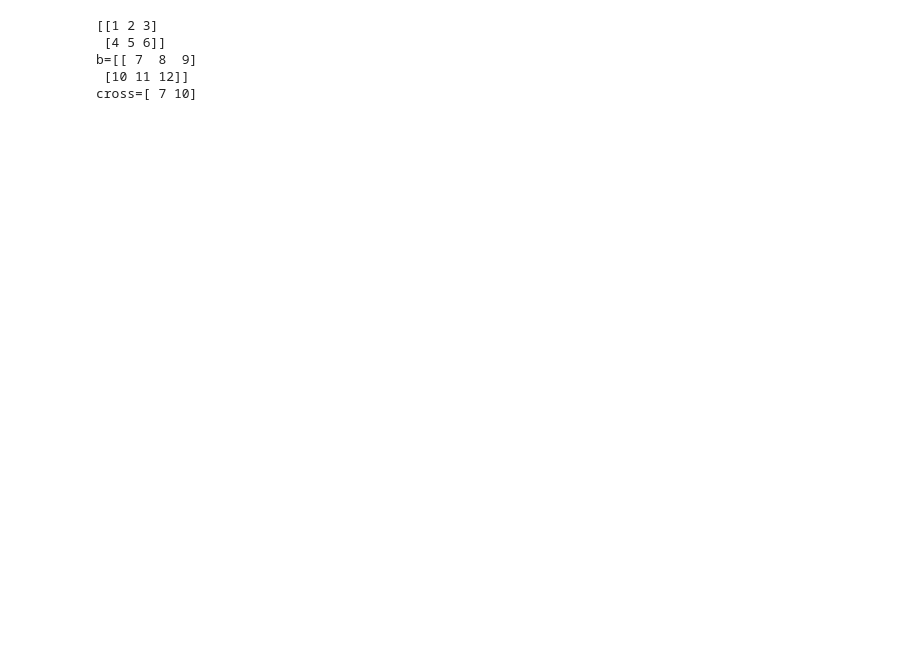
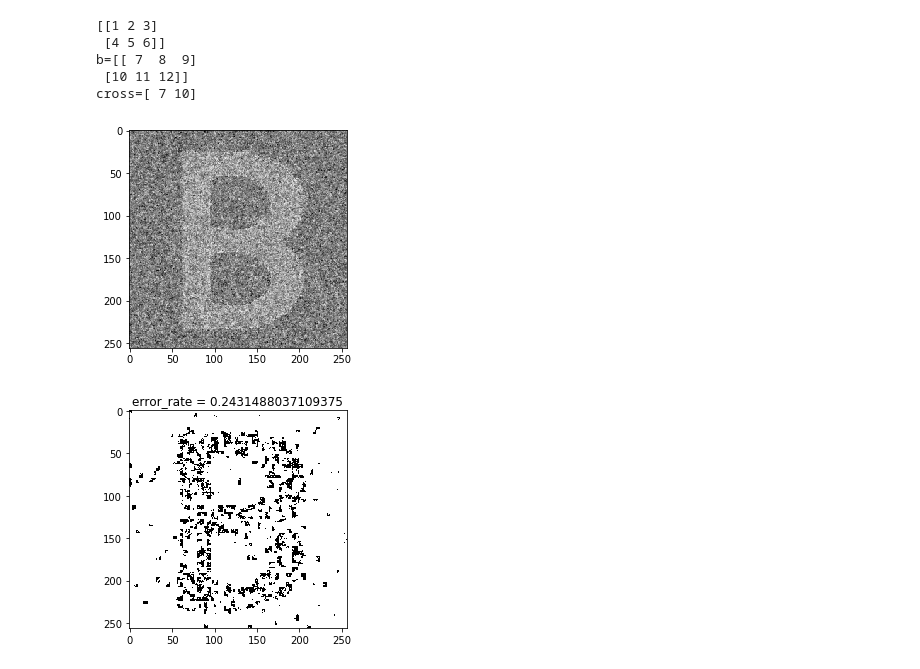
Before and after one commit to nicolas-dufour/semi-markov-image-segmentation, a Jupyter notebook: Coupled_markov.ipynb, the cells around one changed output. Cells and saved outputs as stored; diff of their text form; code cells hidden in the pictures; blank space fills up the shorter version.

```diff
--- a/Coupled_markov.ipynb
+++ b/Coupled_markov.ipynb
@@ -307,0 +320,14 @@ class CMCouple(Markov_Chain):
+# %%
+image_chain = Markov_Chain()
+image_chain.init_from_image(np.array(Image.open('./images/beee2.bmp')))
+mean=np.array([[[3,1],[2,5]],[[4,2],[1,1]]])
+std=np.array([[[[1,0.5],[0.5,3]],[[1,0.5],[0.5,3]]],[[[1,0.5],[0.5,3]],[[1,0.5],[0.5,3]]]])
+image_bruite=image_chain.gaussian_noise_couple(mean,std)
+image_bruite.plot_image()
+x_joint=image_chain.x_joint_true()
+p_z_1,transitions=image_bruite.compute_probas_chaine(mean,std,x_joint)
+image_segmente=image_bruite.MPM(transitions,p_z_1,10)
+image_segmente.plot_image(title='error_rate = '+str(image_chain.error_rate(image_segmente)))
+# %% [output]
+[figure, added]
+[figure, added]
```
Also changed, not shown: parts of 6 cells of this notebook.
